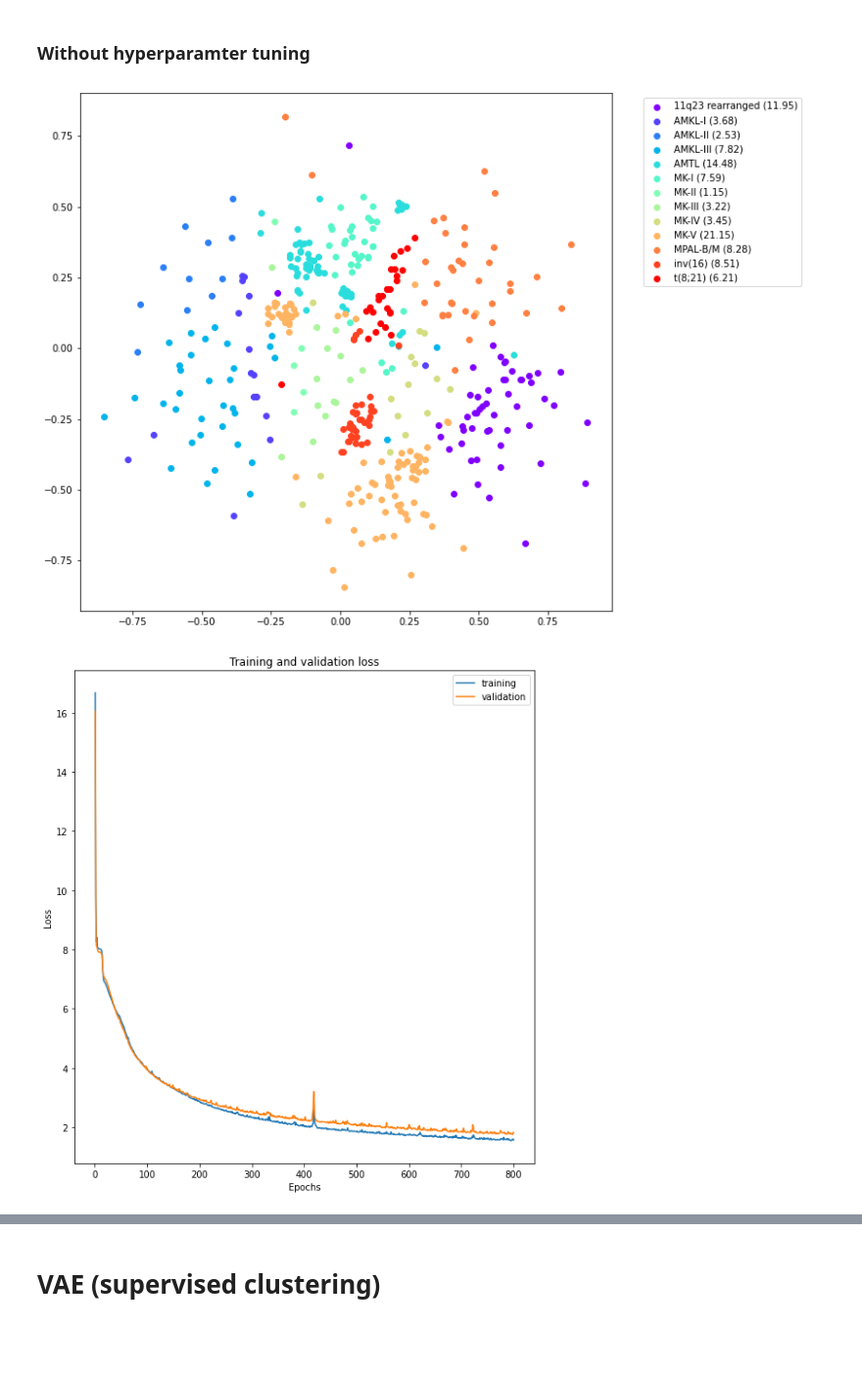
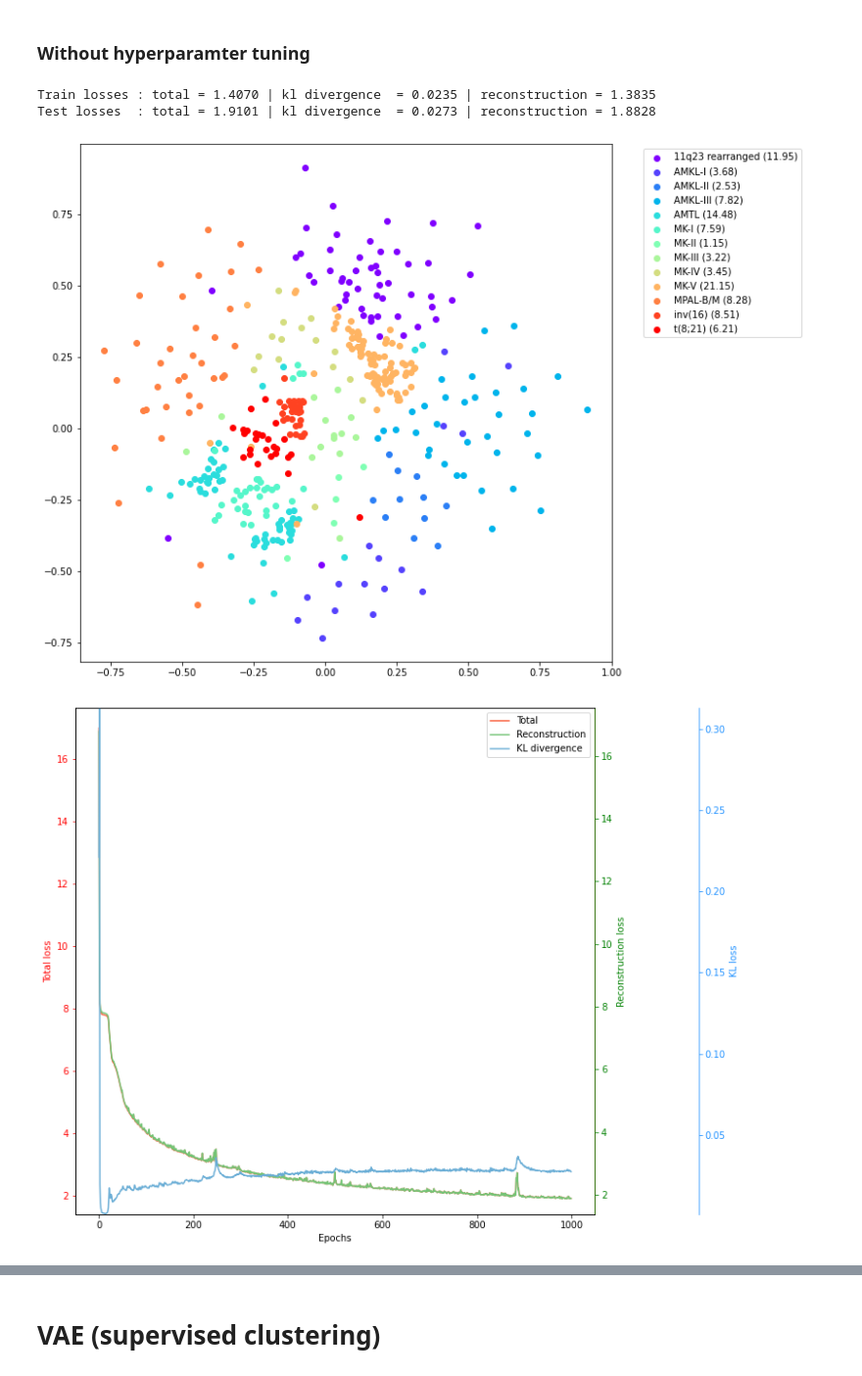
Before and after one commit to ThiesCalje/Survival-Analysis-Deep-Learning-AML-, a Jupyter notebook: Code/Collab/Clustering_Embedding.ipynb, the cells around one changed output, grey strips where cells are left out. Shown at 98% size. Drawn from its saved outputs; the diff is of its cells as text; code cells hidden in the pictures; blank space fills up the shorter version.

```diff
--- a/Code/Collab/Clustering_Embedding.ipynb
+++ b/Code/Collab/Clustering_Embedding.ipynb
@@ -83,7 +87,8 @@ def data_procsg(data_i, data_l, aug_n, batch_size, var_of_interest, balance = Fa
     patientdat          = data_l[var_of_interest]
     labels              = np.sort(np.unique(patientdat))
 
-    num_patients        = gene_expression_np.shape[0]
+    var                 = np.var(gene_expression_np, axis = 0)
+
     num_data            = gene_expression_np.shape[1]
     num_entities        = labels.shape[0]
     y_train             = tf.keras.utils.to_categorical(np.array([np.where(labels==id)[0][0] for i, id in enumerate(patientdat)]))
@@ -114,15 +119,23 @@ def data_procsg(data_i, data_l, aug_n, batch_size, var_of_interest, balance = Fa
         y_labels_balanced        = np.delete(y_labels_balanced, (0), axis = 0)
         # print(y_labels_balanced.shape[1], y_labels_balanced.shape[0])
         gene_expression_np       = gene_expression_balanced
-        y_train                  =y_labels_balanced
+        y_train                  = y_labels_balanced
 
     # print(multiplier, maxi)
 
+
+    num_patients        = gene_expression_np.shape[0]
     aa_n = []
     aa_c = []
     aa_labels = []
     for i in range(aug_n):
-        aa_n.append(gene_expression_np + np.random.normal(loc=0.0, scale=0.02, size=gene_expression_np.shape))
+
+        num_switch          = np.random.randint(0,num_data)
+        switch_dir          = np.ones(num_data)
+        switch_dir[:num_switch]  = -1
+        np.random.shuffle(switch_dir)
+
+        aa_n.append(gene_expression_np + switch_dir*np.random.normal(loc=0, scale=var/10, size = gene_expression_np.shape))
         aa_c.append(gene_expression_np)
         aa_labels.append(y_train)
 
@@ -388,16 +401,3 @@ def plot_VAE(train_loss, test_loss, accuracy):
     plt.ylabel("Accuracy")
     plt.legend()
     plt.ylim((0,1))
-# %%
-def plot_VAE_2(train_loss, test_loss, size = 10):
-
-    fig = plt.figure(figsize=(size*2,size))
-
-    plt.subplot(1,2,1)
-    x_axis = np.arange(1, len(train_loss)+1)
-    plt.plot(x_axis, train_loss, label='training')
-    plt.plot(x_axis, test_loss, label='validation')
-    plt.title('Training and validation loss')
-    plt.xlabel('Epochs')
-    plt.ylabel('Loss')
-    plt.legend(loc='upper right')
@@ -1016,7 +1131,7 @@ def training_VAE(encoder, decoder, epochs, train_dataset, test_dataset):
         encoder.optimizer.apply_gradients(zip(grads[0], encoder.trainable_weights))
         decoder.optimizer.apply_gradients(zip(grads[1], decoder.trainable_weights))
 
-        return loss
+        return loss, kl_loss, r_loss
 
     @tf.function
     def teststep(encoder, decoder, test_data, mse):
@@ -1033,7 +1148,7 @@ def training_VAE(encoder, decoder, epochs, train_dataset, test_dataset):
 
         loss = kl_loss + r_loss
 
-        return loss
+        return loss, kl_loss, r_loss
     # print(data)
     # input_dim       = data_n.shape[1]]
     # num_patients    = data.shape[0]
@@ -1058,8 +1173,8 @@ def training_VAE(encoder, decoder, epochs, train_dataset, test_dataset):
     # optimizer = keras.optimizers.Adam(learning_rate= 0.00001, clipnorm = 1)
     mse       = keras.losses.MeanSquaredError()
     # x_train = tf.convert_to_tensor(x_train)
-    loss_train  = np.empty(shape=(epochs,1))
-    loss_test   = np.empty(shape=(epochs,1))
+    loss_train  = np.empty(shape=(epochs,3))
+    loss_test   = np.empty(shape=(epochs,3))
 
     # encoder         = Model(inputs  = model.input,
     #                         outputs = model.get_layer("VAE-encoder").output)
@@ -1074,7 +1189,7 @@ def training_VAE(encoder, decoder, epochs, train_dataset, test_dataset):
             test_loss       = teststep(encoder, decoder, test_batch, mse)
             loss_test[i]    = test_loss
 
-        pgs.set_description("Training & test loss at epoch %d: %.4f: & %.4f" % (i,float(train_loss),float(test_loss)))
+        pgs.set_description("Training & test loss at epoch %d: %.4f: & %.4f" % (i,float(train_loss[0]),float(test_loss[0])))
 
     return loss_train, loss_test
 # %% [markdown]
@@ -1147,35 +1229,38 @@ structure = {"input dimension"        :   381,
 
 batch_size = 512
 
 # num_patients    = data_n.shape[0]
 # ind_shuffle     = random.sample(list(range(num_patients)), num_patients)
 # train_size      = int(0.80*num_patients)
 
 # x_train     = tf.convert_to_tensor(data_n.iloc[ind_shuffle][:train_size])
 # x_test      = tf.convert_to_tensor(data_n.iloc[ind_shuffle][train_size:])
 
 # x_train_c     = tf.convert_to_tensor(data_c.iloc[ind_shuffle][:train_size])
 # x_test_c      = tf.convert_to_tensor(data_c.iloc[ind_shuffle][train_size:])
 
 # train_dataset = tf.data.Dataset.from_tensor_slices((x_train, x_train_c)).batch(batch_size)
 # test_dataset  = tf.data.Dataset.from_tensor_slices((x_test, x_test_c)).batch(batch_size)
 
 train_dataset, test_dataset = data_procsg(gene_expression, patient_data, 5, batch_size, var_of_interest, balance=True)
 
 encoder, decoder, vae       = VAE(structure)
-loss_train, loss_test = training_VAE(encoder, decoder, 800, train_dataset, test_dataset)
+loss_train, loss_test = training_VAE(encoder, decoder, 1000, train_dataset, test_dataset)
 # encoder         = Model(inputs  = vae.input,
 #                         outputs = vae.get_layer("VAE-encoder").output)
-
-coords = encoder(gene_expression)[-1]
+print("Train losses : total = %.4f | kl divergence  = %.4f | reconstruction = %.4f" % (loss_train[-1,0], loss_train[-1,1], loss_train[-1,2]))
+print("Test losses  : total = %.4f | kl divergence  = %.4f | reconstruction = %.4f" % (loss_test[-1,0], loss_test[-1,1], loss_test[-1,2]))
+means, vars, coords = encoder(gene_expression)
 vis_clus(coords, patient_data, var_of_interest)
 # encoder.summary()
 
 # history = vae.fit(gene_expression, gene_expression,
 #         epochs=200,
 #         verbose = 0)
 
 plot_VAE_2(loss_train, loss_test)
 # %% [output]
+Train losses : total = 1.4070 | kl divergence  = 0.0235 | reconstruction = 1.3835
+Test losses  : total = 1.9101 | kl divergence  = 0.0273 | reconstruction = 1.8828
-[figure, old version]
+[figure, new version]
-[figure, old version]
+[figure, new version]
```
Also changed, not shown: parts of 11 cells of this notebook.
